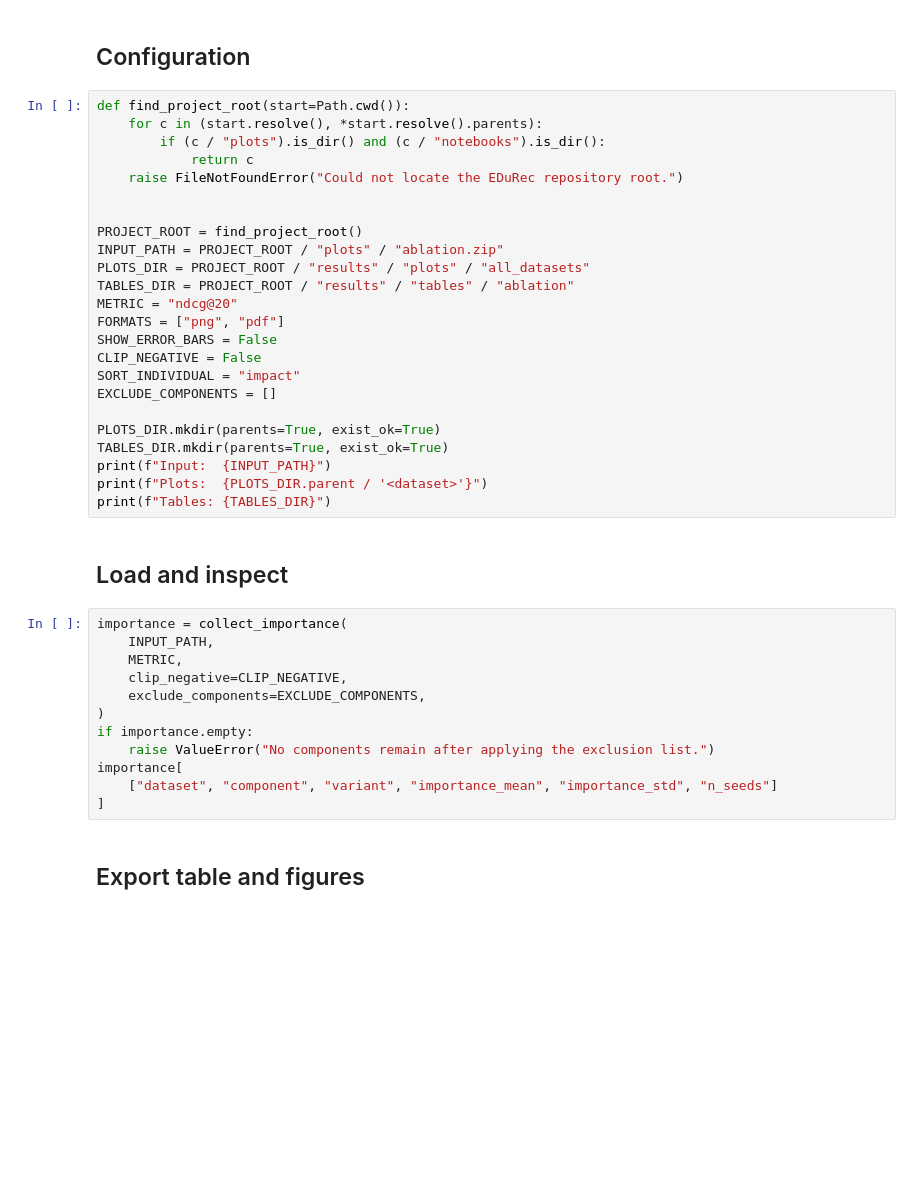
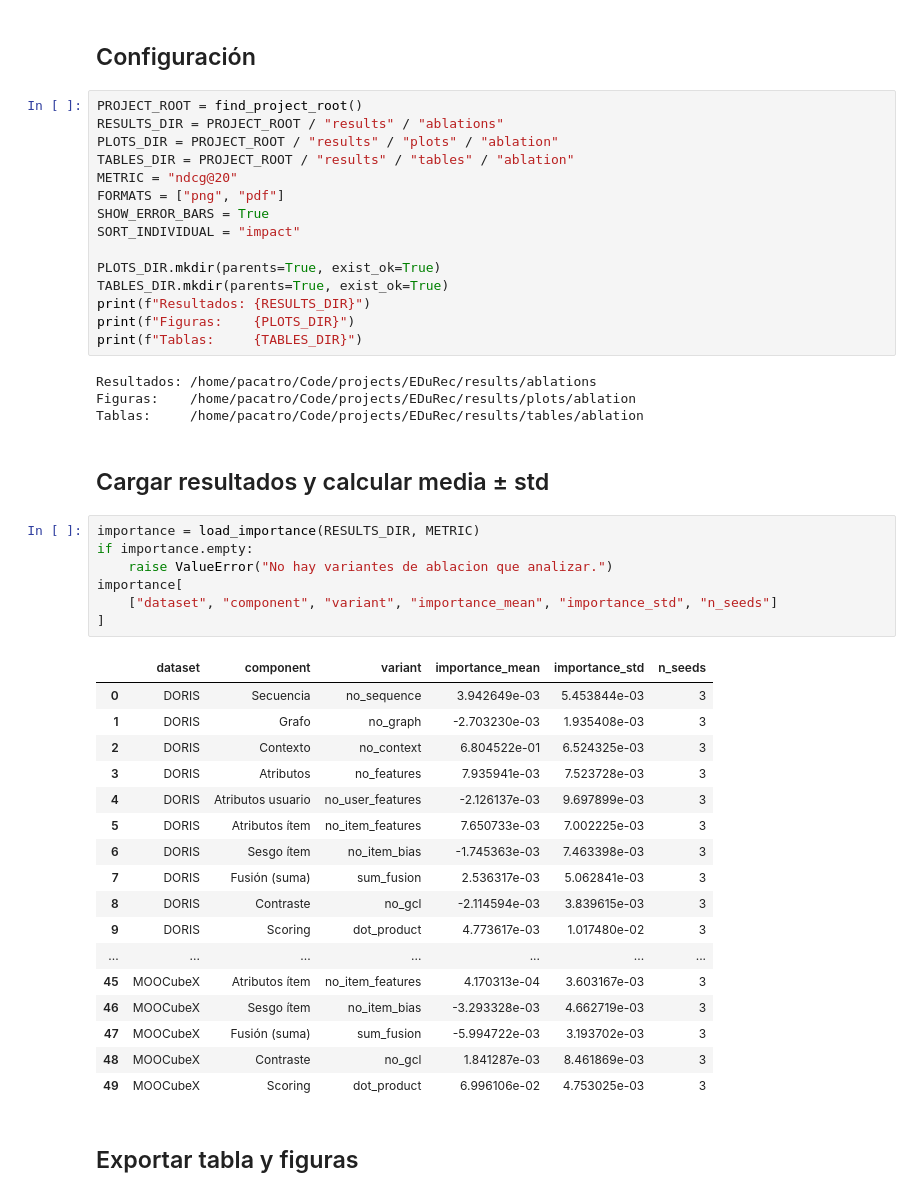
Before and after one commit to Pacatro/EDuRec, a Jupyter notebook: notebooks/ablation_plots.ipynb, the cells around one changed output. Cells and saved outputs as stored; diff of their text form; blank space fills up the shorter version.

```diff
--- a/notebooks/ablation_plots.ipynb
+++ b/notebooks/ablation_plots.ipynb
@@ -405,44 +395,52 @@ def export_table(data, outdir, metric):
 # %% [markdown]
-## Configuration
+## Configuración
 # %%
-def find_project_root(start=Path.cwd()):
-    for c in (start.resolve(), *start.resolve().parents):
-        if (c / "plots").is_dir() and (c / "notebooks").is_dir():
-            return c
-    raise FileNotFoundError("Could not locate the EDuRec repository root.")
-
-
 PROJECT_ROOT = find_project_root()
-INPUT_PATH = PROJECT_ROOT / "plots" / "ablation.zip"
-PLOTS_DIR = PROJECT_ROOT / "results" / "plots" / "all_datasets"
+RESULTS_DIR = PROJECT_ROOT / "results" / "ablations"
+PLOTS_DIR = PROJECT_ROOT / "results" / "plots" / "ablation"
 TABLES_DIR = PROJECT_ROOT / "results" / "tables" / "ablation"
 METRIC = "ndcg@20"
 FORMATS = ["png", "pdf"]
-SHOW_ERROR_BARS = False
-CLIP_NEGATIVE = False
+SHOW_ERROR_BARS = True
 SORT_INDIVIDUAL = "impact"
-EXCLUDE_COMPONENTS = []
 
 PLOTS_DIR.mkdir(parents=True, exist_ok=True)
 TABLES_DIR.mkdir(parents=True, exist_ok=True)
-print(f"Input:  {INPUT_PATH}")
-print(f"Plots:  {PLOTS_DIR.parent / '<dataset>'}")
-print(f"Tables: {TABLES_DIR}")
+print(f"Resultados: {RESULTS_DIR}")
+print(f"Figuras:    {PLOTS_DIR}")
+print(f"Tablas:     {TABLES_DIR}")
+# %% [output]
+Resultados: /home/pacatro/Code/projects/EDuRec/results/ablations
+Figuras:    /home/pacatro/Code/projects/EDuRec/results/plots/ablation
+Tablas:     /home/pacatro/Code/projects/EDuRec/results/tables/ablation
-# %% [markdown]
-## Load and inspect
+# %% [markdown]
+## Cargar resultados y calcular media ± std
 # %%
-importance = collect_importance(
-    INPUT_PATH,
-    METRIC,
-    clip_negative=CLIP_NEGATIVE,
-    exclude_components=EXCLUDE_COMPONENTS,
-)
+importance = load_importance(RESULTS_DIR, METRIC)
 if importance.empty:
-    raise ValueError("No components remain after applying the exclusion list.")
+    raise ValueError("No hay variantes de ablacion que analizar.")
 importance[
     ["dataset", "component", "variant", "importance_mean", "importance_std", "n_seeds"]
 ]
+# %% [output]
+|  | dataset | component | variant | importance_mean | importance_std | n_seeds |
+| 0 | DORIS | Secuencia | no_sequence | 3.942649e-03 | 5.453844e-03 | 3 |
+| 1 | DORIS | Grafo | no_graph | -2.703230e-03 | 1.935408e-03 | 3 |
+| 2 | DORIS | Contexto | no_context | 6.804522e-01 | 6.524325e-03 | 3 |
+| 3 | DORIS | Atributos | no_features | 7.935941e-03 | 7.523728e-03 | 3 |
+| 4 | DORIS | Atributos usuario | no_user_features | -2.126137e-03 | 9.697899e-03 | 3 |
+| 5 | DORIS | Atributos ítem | no_item_features | 7.650733e-03 | 7.002225e-03 | 3 |
+| 6 | DORIS | Sesgo ítem | no_item_bias | -1.745363e-03 | 7.463398e-03 | 3 |
+| 7 | DORIS | Fusión (suma) | sum_fusion | 2.536317e-03 | 5.062841e-03 | 3 |
+| 8 | DORIS | Contraste | no_gcl | -2.114594e-03 | 3.839615e-03 | 3 |
+| 9 | DORIS | Scoring | dot_product | 4.773617e-03 | 1.017480e-02 | 3 |
+| ... | ... | ... | ... | ... | ... | ... |
+| 45 | MOOCubeX | Atributos ítem | no_item_features | 4.170313e-04 | 3.603167e-03 | 3 |
+| 46 | MOOCubeX | Sesgo ítem | no_item_bias | -3.293328e-03 | 4.662719e-03 | 3 |
+| 47 | MOOCubeX | Fusión (suma) | sum_fusion | -5.994722e-03 | 3.193702e-03 | 3 |
+| 48 | MOOCubeX | Contraste | no_gcl | 1.841287e-03 | 8.461869e-03 | 3 |
+| 49 | MOOCubeX | Scoring | dot_product | 6.996106e-02 | 4.753025e-03 | 3 |
-# %% [markdown]
-## Export table and figures
+# %% [markdown]
+## Exportar tabla y figuras
 # %%
 export_table(importance, TABLES_DIR, METRIC)
```
Also changed, not shown: parts of 7 cells of this notebook, 1 other file.
